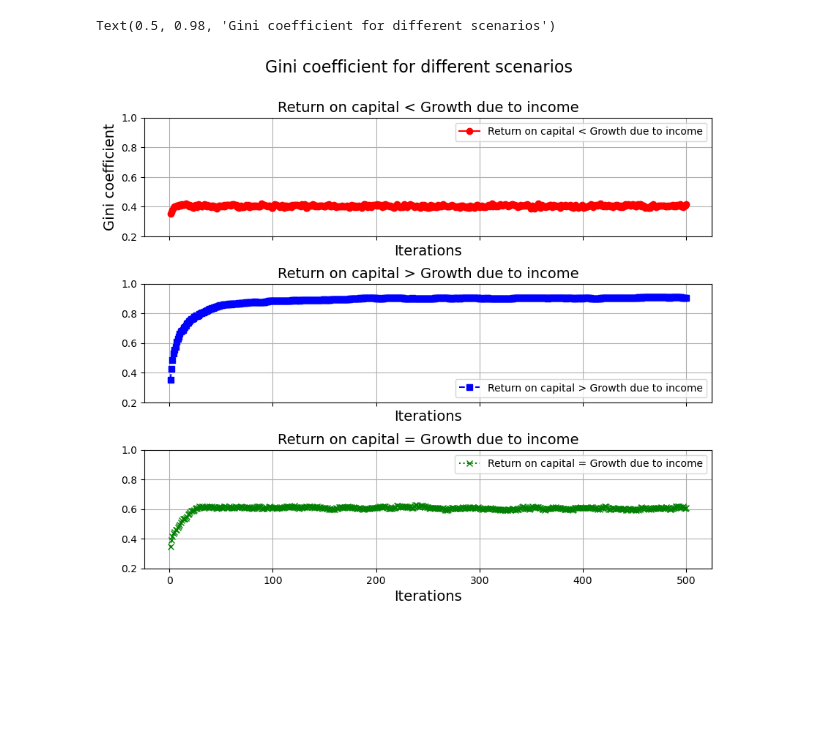
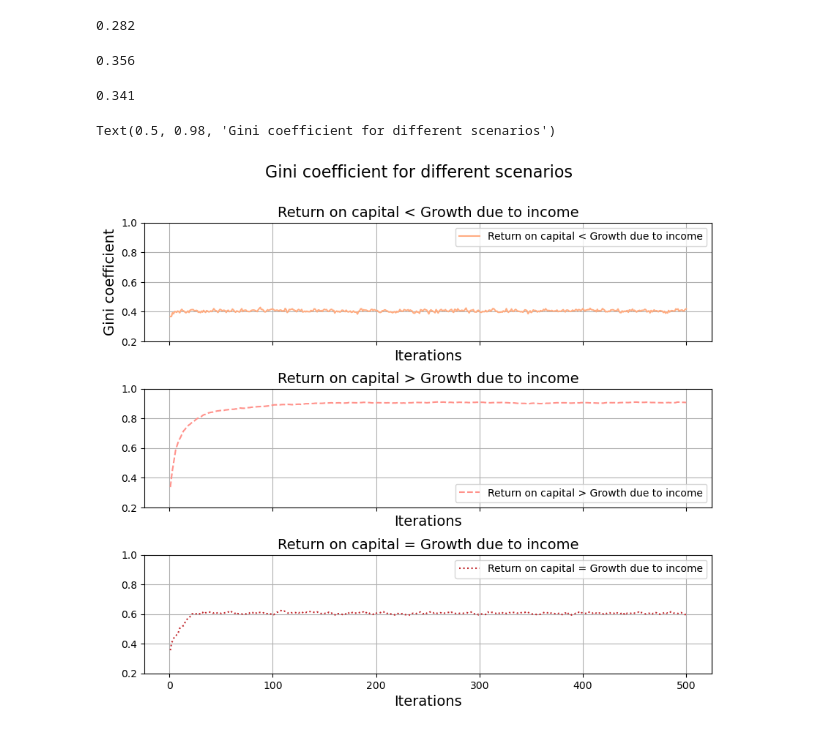
Before and after one commit to Haoran-Jie/EconomicInequality_Simulator_Investigation, a Jupyter notebook: tick4.ipynb, the cells around one changed output. Saved outputs shown, nothing was run; the diff lists cells and outputs as text; code cells hidden in the pictures; blank space fills up the shorter version.

```diff
--- a/tick4.ipynb
+++ b/tick4.ipynb
@@ -80,8 +80,12 @@ ratioo = 0.7
 world_1 = people_wealth.copy()
 ginis_1 = []
 for i in range(time_period):
-    iterate_once(world_1,incomes,ratioo,kin_exchange_flag=False)
+    iterate_once(world_1,incomes,ratioo,kin_exchange_flag=True)
     ginis_1.append(gini(world_1.copy()))
+
+mobility(people_wealth.copy(),world_1)
+# %% [output]
+0.282
 # %%
 # Return on capital < Growth due to income
 
@@ -90,8 +94,12 @@ ratioo = 20
 world_2 = people_wealth.copy()
 ginis_2 = []
 for i in range(time_period):
-    iterate_once(world_2,incomes,ratioo,kin_exchange_flag=False)
+    iterate_once(world_2,incomes,ratioo,kin_exchange_flag=True)
     ginis_2.append(gini(world_2.copy()))
+
+mobility(people_wealth.copy(),world_2)
+# %% [output]
+0.356
 # %%
 # Return on capital = Growth due to income
 
@@ -100,38 +108,42 @@ ratioo = 1
 world_3 = people_wealth.copy()
 ginis_3 = []
 for i in range(time_period):
-    iterate_once(world_3,incomes,ratioo,kin_exchange_flag=False)
+    iterate_once(world_3,incomes,ratioo,kin_exchange_flag=True)
     ginis_3.append(gini(world_3.copy()))
+
+mobility(people_wealth.copy(),world_3)
+# %% [output]
+0.341
 # %%
 fig, axes = plt.subplots(3,1,sharex=True,sharey=True, figsize=(10,8))
 
-axes[0].plot(np.arange(1,501),ginis_1, color='red', linestyle='-', marker='o', label='Return on capital < Growth due to income')
-axes[1].plot(np.arange(1,501),ginis_2, color='blue', linestyle='--', marker='s', label='Return on capital > Growth due to income')
-axes[2].plot(np.arange(1,501),ginis_3, color='green', linestyle=':', marker='x', label='Return on capital = Growth due to income')
+axes[0].plot(np.arange(1,501),ginis_1, color='#FFAC81', linestyle='-', label='Return on capital < Growth due to income')
+axes[1].plot(np.arange(1,501),ginis_2, color='#FF928B', linestyle='--', label='Return on capital > Growth due to income')
+axes[2].plot(np.arange(1,501),ginis_3, color='#C1292E', linestyle=':', label='Return on capital = Growth due to income')
 
 axes[0].set_ylim([0.2,1])
 axes[0].set_yticks(np.arange(0.2, 1.2, 0.2))
 plt.subplots_adjust(hspace=0.4)
 
 axes[0].set_title("Return on capital < Growth due to income", fontsize=14)
 axes[1].set_title("Return on capital > Growth due to income", fontsize=14)
 axes[2].set_title("Return on capital = Growth due to income", fontsize=14)
 
 axes[0].set_xlabel("Iterations", fontsize=14)
 axes[1].set_xlabel("Iterations", fontsize=14)
 axes[2].set_xlabel("Iterations", fontsize=14)
 
 axes[0].set_ylabel("Gini coefficient", fontsize=14)
 
 axes[0].grid(True)
 axes[1].grid(True)
 axes[2].grid(True)
 
 axes[0].legend()
 axes[1].legend()
 axes[2].legend()
 
 fig.suptitle("Gini coefficient for different scenarios", fontsize=16)
 # %% [output]
 Text(0.5, 0.98, 'Gini coefficient for different scenarios')
-[figure, old version]
+[figure, new version]
```
Also changed, not shown: parts of 1 cell of this notebook, 5 other files.
